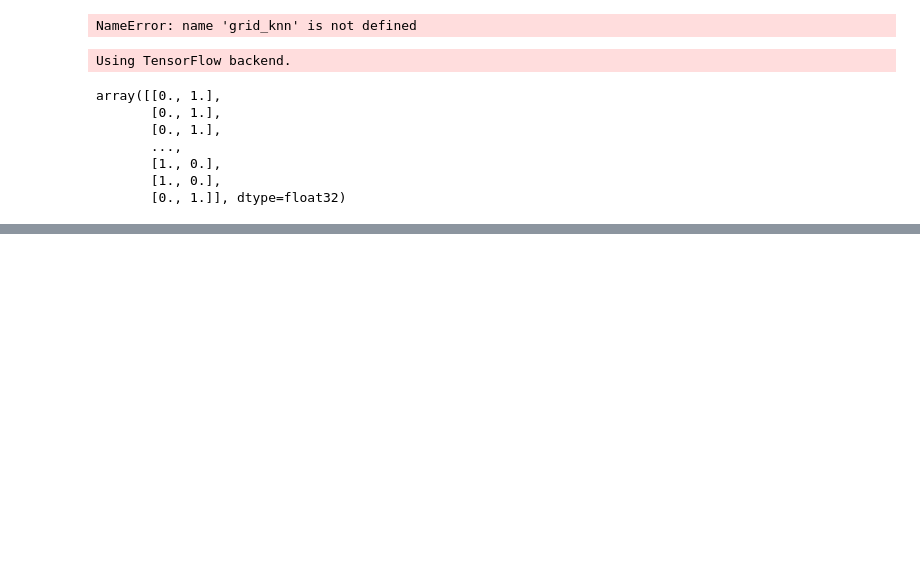
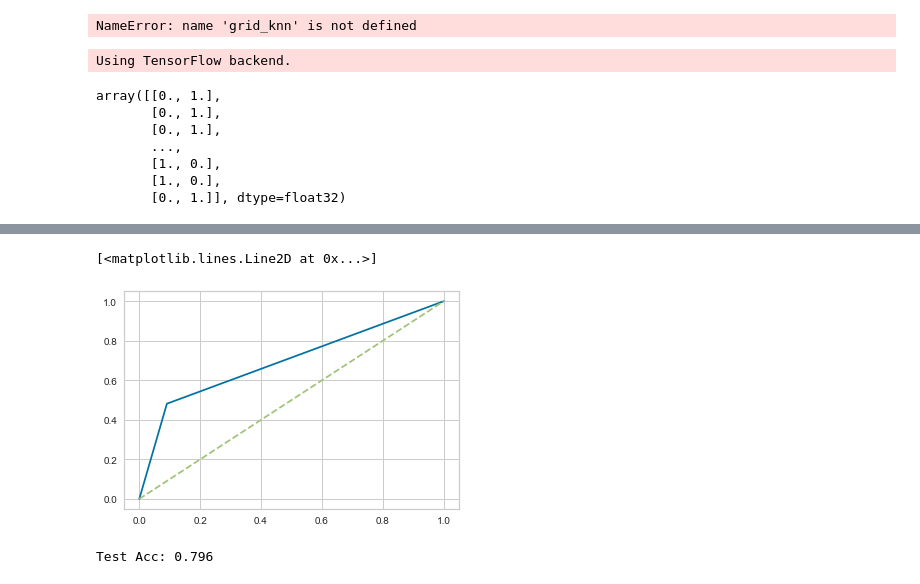
Before and after one commit to nunezraf/Telemarker_ML_Dashboard, a Jupyter notebook: ML_analysis.ipynb, the cells around one changed output, grey strips where cells are left out. Saved outputs shown, nothing was run; the diff lists cells and outputs as text; code cells hidden in the pictures; blank space fills up the shorter version.

Commit message:
Updating the jupyter notebook file with more models

```diff
--- a/ML_analysis.ipynb
+++ b/ML_analysis.ipynb
@@ -395,0 +430,11 @@ ValueError: Please provide as model inputs either a single array or a list of ar
+# %%
+#Random Forest Classifier
+
+target_result=telcom["Churn"]
+telcom = telcom.drop(["customerID"], axis = 1 )
+# target names
+telcom= telcom.drop(["Churn"],axis =1)
+target_names =["churn", "no churn"]
+feature_names=telcom.columns
+# feature_names
+telcom.nunique()
@@ -395,0 +459,2 @@ ValueError: Please provide as model inputs either a single array or a list of ar
+# %%
+X_train, X_test, y_train, y_test = train_test_split(telcom, target_result, random_state=111)
@@ -395,0 +468,7 @@ ValueError: Please provide as model inputs either a single array or a list of ar
+# %%
+from sklearn.ensemble import RandomForestClassifier
+rf = RandomForestClassifier(n_estimators=200)
+rf = rf.fit(X_train, y_train)
+rf.score(telcom, target_result)
+# telcom.head()
+feature_names
@@ -395,0 +506,6 @@ ValueError: Please provide as model inputs either a single array or a list of ar
+# %%
+from sklearn.metrics import classification_report
+
+predictions = rf.predict(X_test)
+print(classification_report(y_test, predictions,
+                            target_names=target_names))
@@ -395,0 +521,11 @@ ValueError: Please provide as model inputs either a single array or a list of ar
+# %%
+from sklearn.metrics import roc_curve, roc_auc_score
+#get predicted probabilities
+false_positive_rate, true_positive_rate, treshold = roc_curve(y_test,predictions)
+
+#plot ROC curve
+plt.plot(false_positive_rate, true_positive_rate)
+plt.plot([0,1],ls="--")
+# %% [output]
+[<matplotlib.lines.Line2D at 0x...>]
+[figure, added]
@@ -395,0 +539,5 @@ ValueError: Please provide as model inputs either a single array or a list of ar
+# %%
+# Model Accuracy
+print('Test Acc: %.3f' % modelsvc.score(X_test, y_test))
+# %% [output]
+Test Acc: 0.796
```
Also changed, not shown: parts of 16 cells of this notebook.
